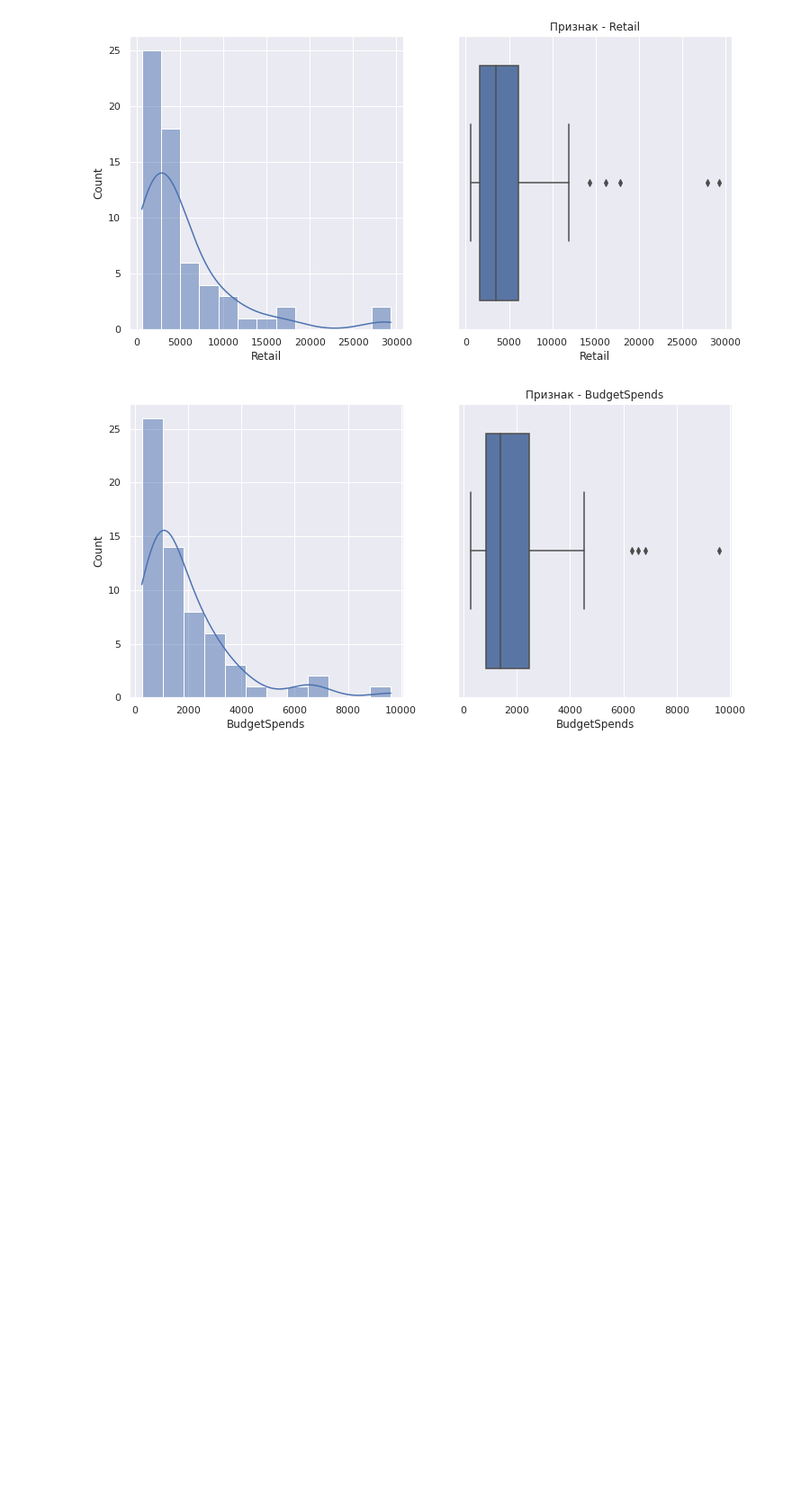
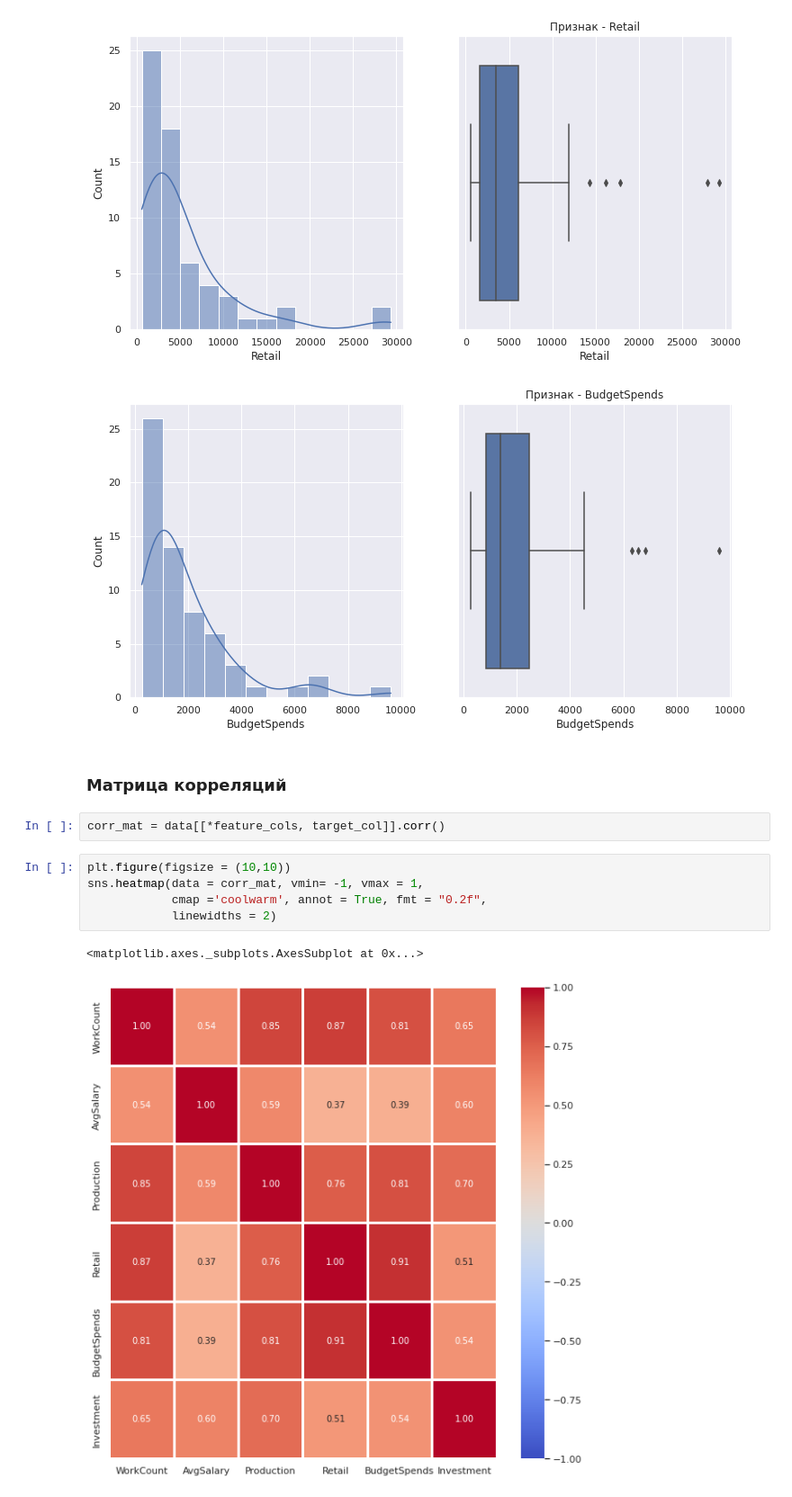
Before and after one commit to Segrey372017/cities_stat, a Jupyter notebook: city_stat2020.ipynb, the cells around one changed output. Shown at 90% size. Drawn from its saved outputs; the diff is of its cells as text; blank space fills up the shorter version.

```diff
--- a/city_stat2020.ipynb
+++ b/city_stat2020.ipynb
@@ -192,3 +191,15 @@ for feat in feature_cols:
 [figure]
 [figure]
 [figure]
+# %% [markdown]
+### Матрица корреляций
+# %%
+corr_mat = data[[*feature_cols, target_col]].corr()
+# %%
+plt.figure(figsize = (10,10))
+sns.heatmap(data = corr_mat, vmin= -1, vmax = 1,
+            cmap ='coolwarm', annot = True, fmt = "0.2f",
+            linewidths = 2)
+# %% [output]
+<matplotlib.axes._subplots.AxesSubplot at 0x...>
+[figure, added]
```
Also changed, not shown: parts of 44 cells of this notebook.
